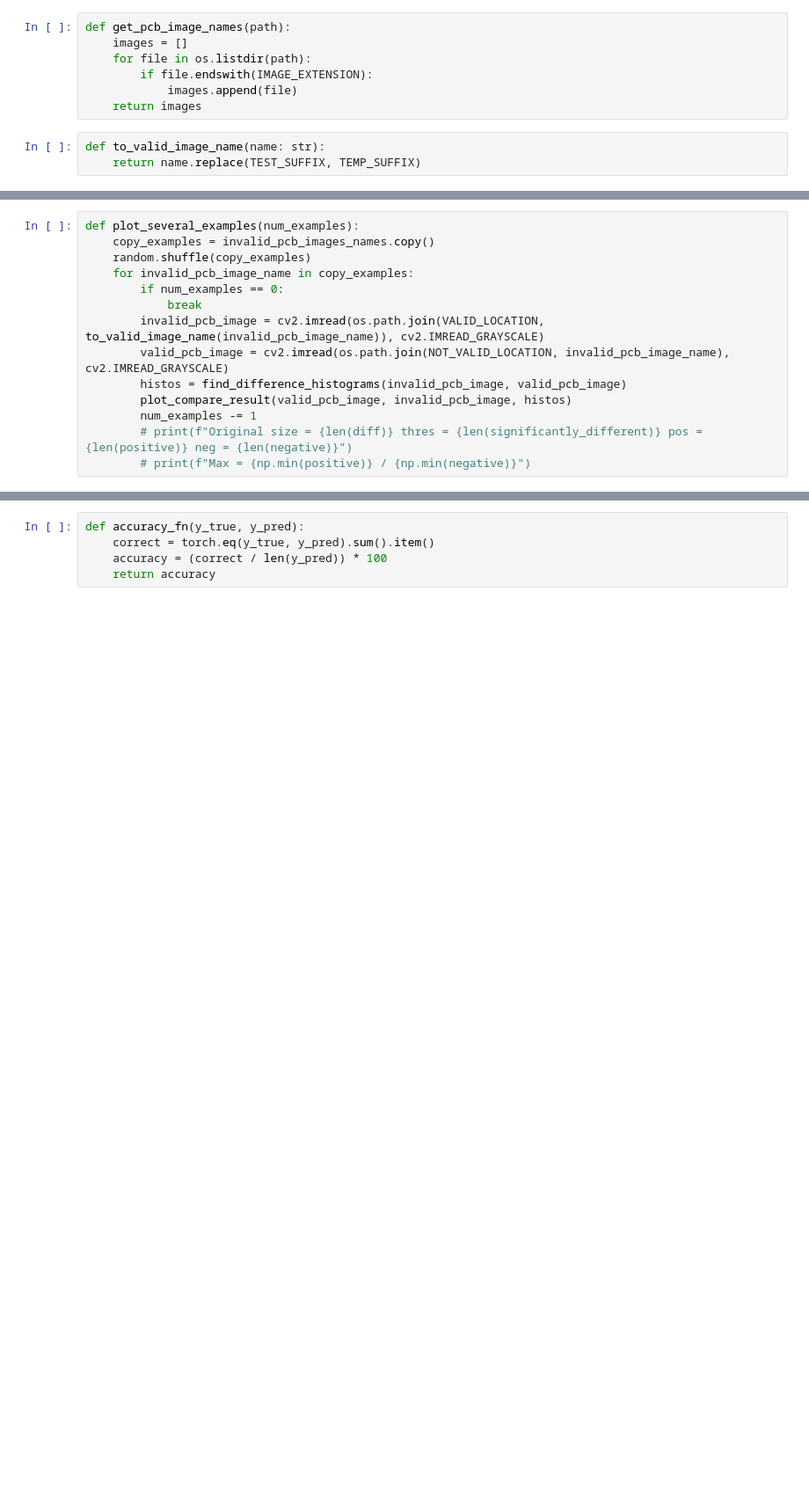
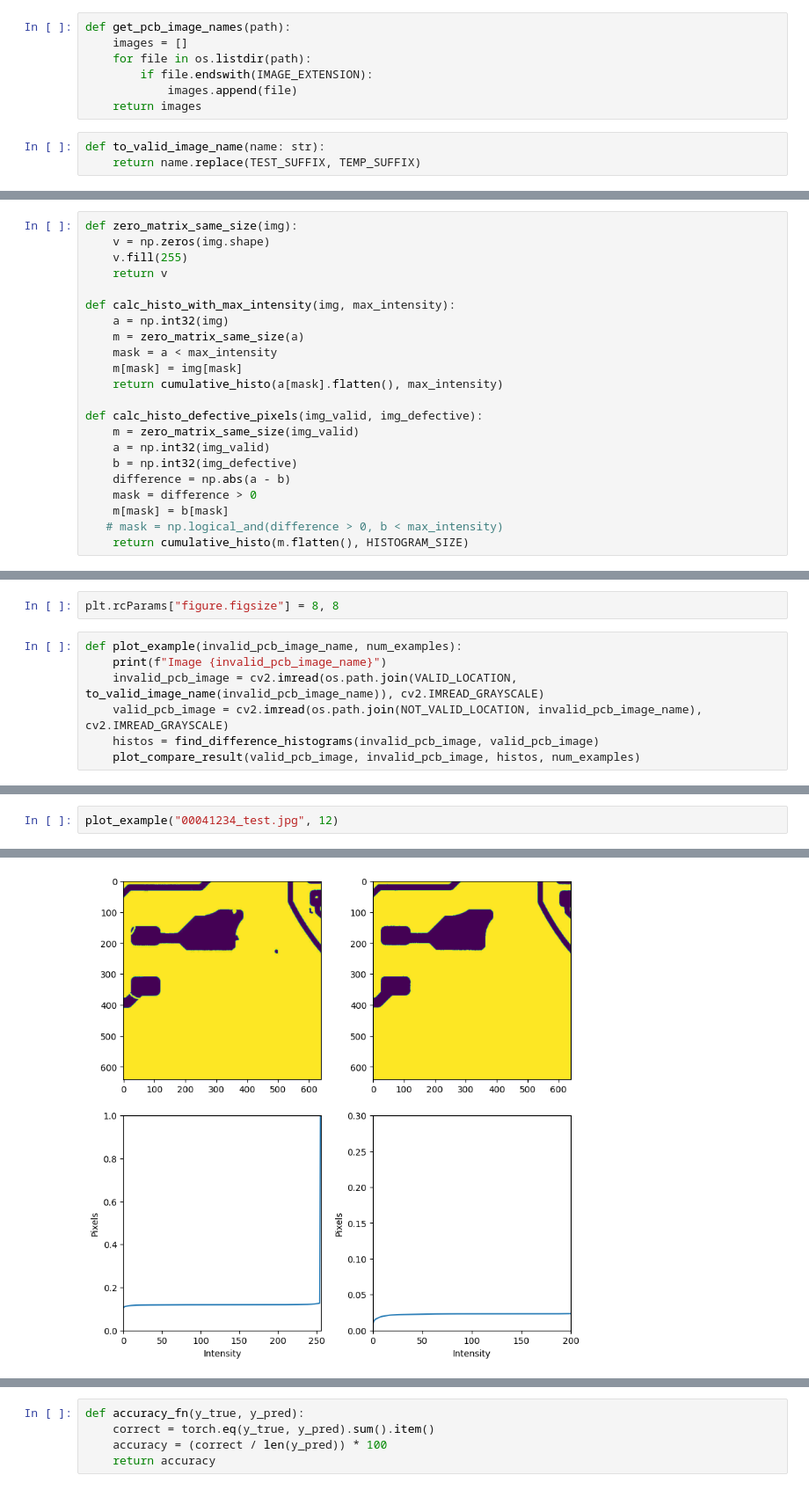
Before and after one commit to vorobii-vitalii/pcb-defect-detection-histogram-approach, a Jupyter notebook: binary_classification_image_subtract_approach_book.ipynb, the cells around one changed output, grey strips where cells are left out. Shown at 88% size. Saved outputs shown, nothing was run; the diff lists cells and outputs as text; blank space fills up the shorter version.

```diff
--- a/binary_classification_image_subtract_approach_book.ipynb
+++ b/binary_classification_image_subtract_approach_book.ipynb
@@ -63,0 +137,22 @@ def plot_compare_result(img1, img2, histos):
+# %%
+def zero_matrix_same_size(img):
+    v = np.zeros(img.shape)
+    v.fill(255)
+    return v
+
+def calc_histo_with_max_intensity(img, max_intensity):
+    a = np.int32(img)
+    m = zero_matrix_same_size(a)
+    mask = a < max_intensity
+    m[mask] = img[mask]
+    return cumulative_histo(a[mask].flatten(), max_intensity)
+
+def calc_histo_defective_pixels(img_valid, img_defective):
+    m = zero_matrix_same_size(img_valid)
+    a = np.int32(img_valid)
+    b = np.int32(img_defective)
+    difference = np.abs(a - b)
+    mask = difference > 0
+    m[mask] = b[mask]
+   # mask = np.logical_and(difference > 0, b < max_intensity)
+    return cumulative_histo(m.flatten(), HISTOGRAM_SIZE)
@@ -64,14 +195,9 @@ def plot_compare_result(img1, img2, histos):
+# %%
+plt.rcParams["figure.figsize"] = 8, 8
 # %%
-def plot_several_examples(num_examples):
-    copy_examples = invalid_pcb_images_names.copy()
-    random.shuffle(copy_examples)
-    for invalid_pcb_image_name in copy_examples:
-        if num_examples == 0:
-            break
-        invalid_pcb_image = cv2.imread(os.path.join(VALID_LOCATION, to_valid_image_name(invalid_pcb_image_name)), cv2.IMREAD_GRAYSCALE)
-        valid_pcb_image = cv2.imread(os.path.join(NOT_VALID_LOCATION, invalid_pcb_image_name), cv2.IMREAD_GRAYSCALE)
-        histos = find_difference_histograms(invalid_pcb_image, valid_pcb_image)
-        plot_compare_result(valid_pcb_image, invalid_pcb_image, histos)
-        num_examples -= 1
-        # print(f"Original size = {len(diff)} thres = {len(significantly_different)} pos = {len(positive)} neg = {len(negative)}")
-        # print(f"Max = {np.min(positive)} / {np.min(negative)}")
+def plot_example(invalid_pcb_image_name, num_examples):
+    print(f"Image {invalid_pcb_image_name}")
+    invalid_pcb_image = cv2.imread(os.path.join(VALID_LOCATION, to_valid_image_name(invalid_pcb_image_name)), cv2.IMREAD_GRAYSCALE)
+    valid_pcb_image = cv2.imread(os.path.join(NOT_VALID_LOCATION, invalid_pcb_image_name), cv2.IMREAD_GRAYSCALE)
+    histos = find_difference_histograms(invalid_pcb_image, valid_pcb_image)
+    plot_compare_result(valid_pcb_image, invalid_pcb_image, histos, num_examples)
@@ -77,0 +213,3 @@ def plot_several_examples(num_examples):
+# %%
+plot_example("00041234_test.jpg", 12)
+# %% [output]
@@ -78,3 +217,4 @@ def plot_several_examples(num_examples):
+[figure, added]
 # %%
 invalid_pcb_images_names = get_pcb_image_names(Path(NOT_VALID_LOCATION))
 print(f"Read PCB images = {invalid_pcb_images_names}")
```
Also changed, not shown: parts of 27 cells of this notebook, 4 other files.
